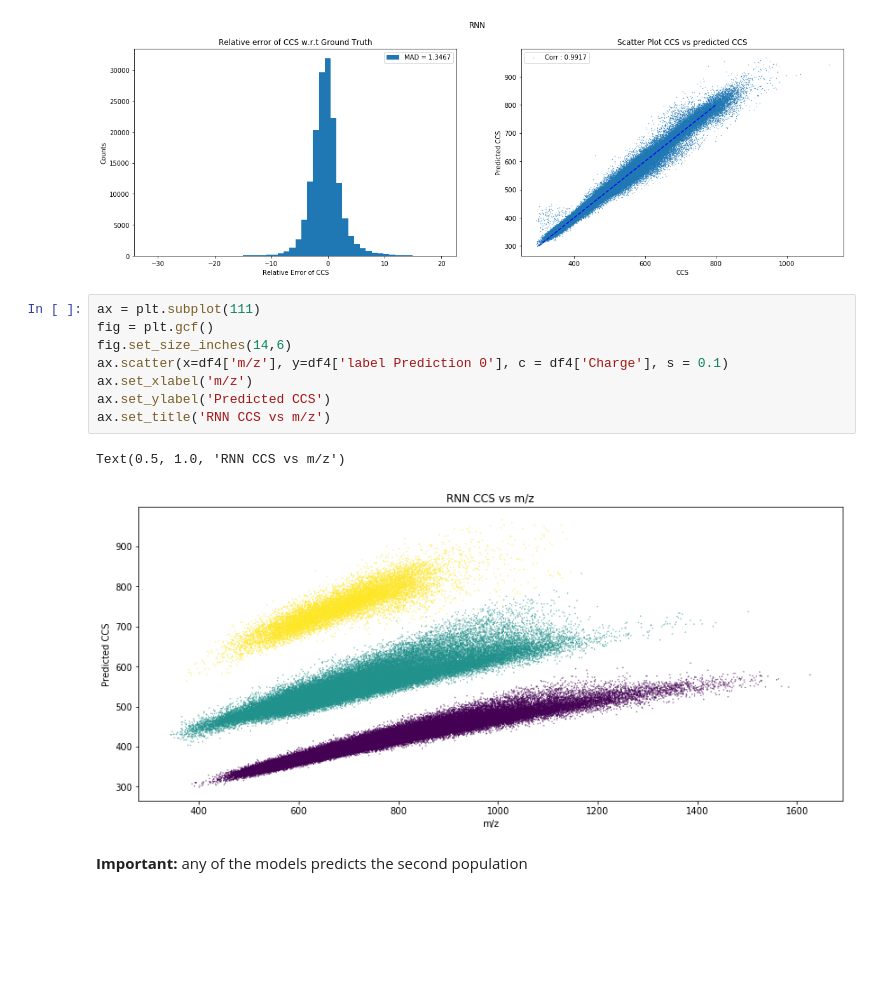
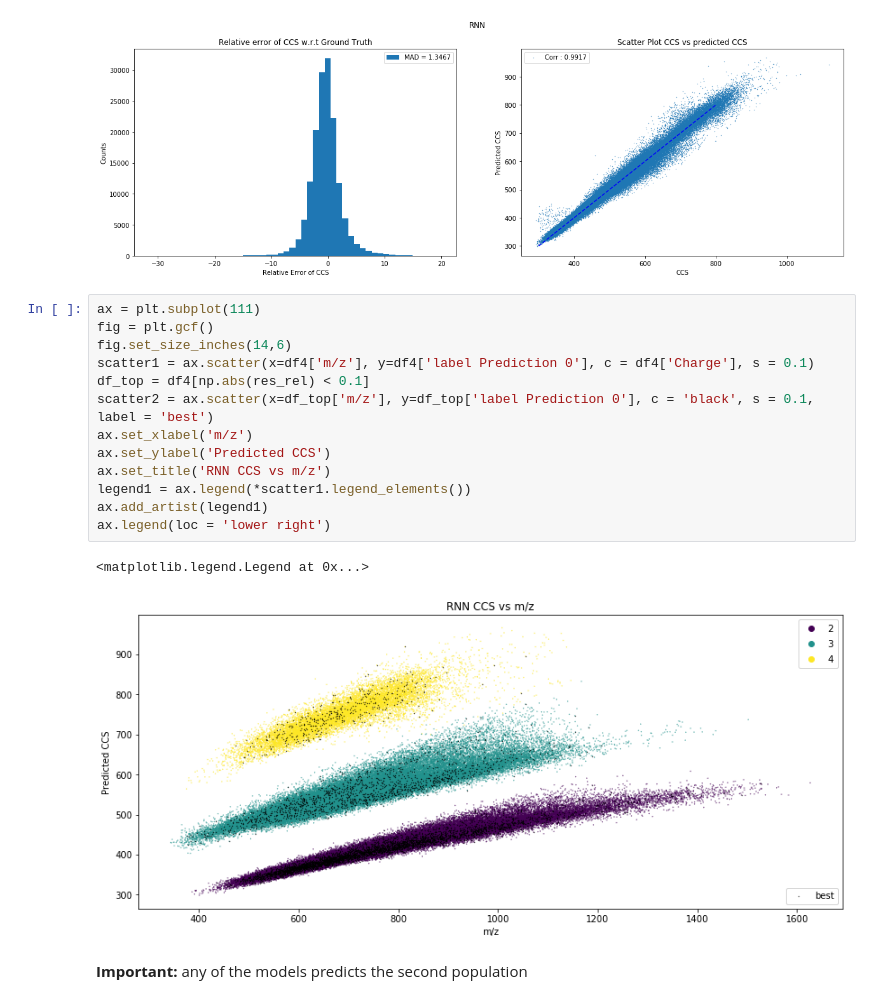
Before and after one commit to jlrestrepol/ccs, a Jupyter notebook: code/CCS_prediction.ipynb, the cells around one changed output. Saved outputs shown, nothing was run; the diff lists cells and outputs as text; blank space fills up the shorter version.

Commit message:
Adds scatter plots highlighting the best predicted points

```diff
--- a/code/CCS_prediction.ipynb
+++ b/code/CCS_prediction.ipynb
@@ -224,13 +259,18 @@ Creating scatter plot
 # %%
 ax = plt.subplot(111)
 fig = plt.gcf()
 fig.set_size_inches(14,6)
-ax.scatter(x=df4['m/z'], y=df4['label Prediction 0'], c = df4['Charge'], s = 0.1)
+scatter1 = ax.scatter(x=df4['m/z'], y=df4['label Prediction 0'], c = df4['Charge'], s = 0.1)
+df_top = df4[np.abs(res_rel) < 0.1]
+scatter2 = ax.scatter(x=df_top['m/z'], y=df_top['label Prediction 0'], c = 'black', s = 0.1, label = 'best')
 ax.set_xlabel('m/z')
 ax.set_ylabel('Predicted CCS')
 ax.set_title('RNN CCS vs m/z')
+legend1 = ax.legend(*scatter1.legend_elements())
+ax.add_artist(legend1)
+ax.legend(loc = 'lower right')
 # %% [output]
-Text(0.5, 1.0, 'RNN CCS vs m/z')
+<matplotlib.legend.Legend at 0x...>
-[figure, old version]
+[figure, new version]
 # %% [markdown]
 **Important:** any of the models predicts the second population
```
Also changed, not shown: parts of 15 cells of this notebook.
